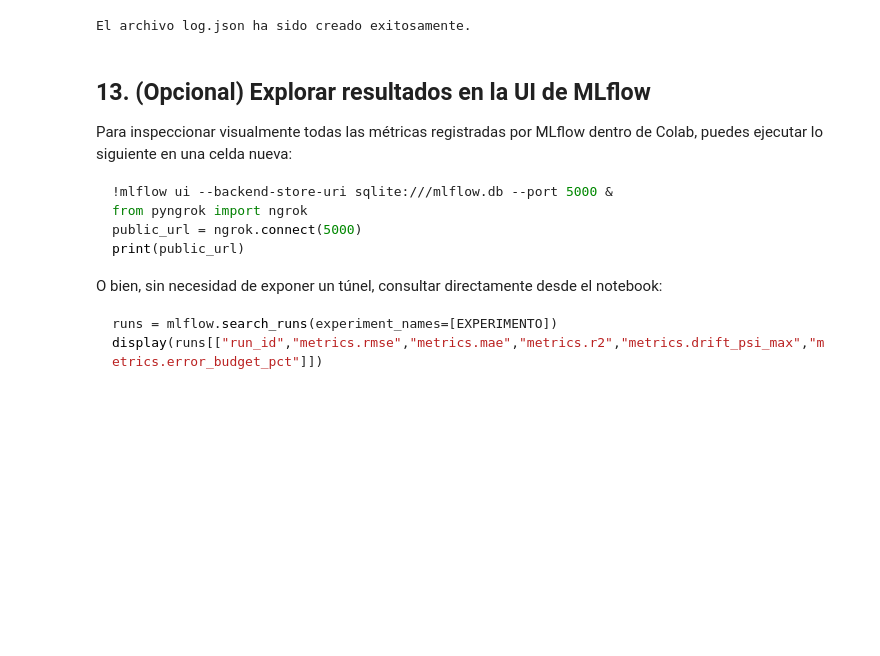
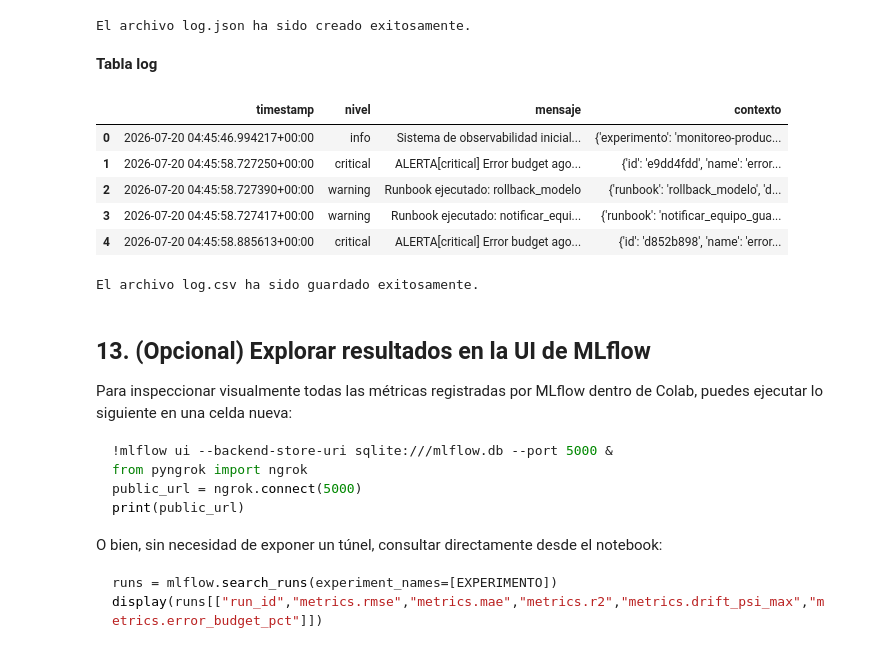
Before and after one commit to PonchitoSalcedo/GPIA_Actividad_8, a Jupyter notebook: GPIA_ACT8_monitoreo_produccion_ml.ipynb, the cells around one changed output. Cells and saved outputs as stored; diff of their text form; code cells hidden in the pictures; blank space fills up the shorter version.

```diff
--- a/GPIA_ACT8_monitoreo_produccion_ml.ipynb
+++ b/GPIA_ACT8_monitoreo_produccion_ml.ipynb
@@ -609,6 +607,23 @@ with open('log.json', 'w', encoding='utf-8') as f:
 print('El archivo log.json ha sido creado exitosamente.')
 # %% [output]
 El archivo log.json ha sido creado exitosamente.
+# %% [markdown]
+**Tabla log**
+# %%
+df_logs_from_file = pd.read_json('log.json')
+display(df_logs_from_file.head())
+# %% [output]
+|  | timestamp | nivel | mensaje | contexto |
+| 0 | 2026-07-20 04:45:46.994217+00:00 | info | Sistema de observabilidad inicial... | {'experimento': 'monitoreo-produc... |
+| 1 | 2026-07-20 04:45:58.727250+00:00 | critical | ALERTA[critical] Error budget ago... | {'id': 'e9dd4fdd', 'name': 'error... |
+| 2 | 2026-07-20 04:45:58.727390+00:00 | warning | Runbook ejecutado: rollback_modelo | {'runbook': 'rollback_modelo', 'd... |
+| 3 | 2026-07-20 04:45:58.727417+00:00 | warning | Runbook ejecutado: notificar_equi... | {'runbook': 'notificar_equipo_gua... |
+| 4 | 2026-07-20 04:45:58.885613+00:00 | critical | ALERTA[critical] Error budget ago... | {'id': 'd852b898', 'name': 'error... |
+# %%
+df_logs_from_file.to_csv('log.csv', index=False)
+print('El archivo log.csv ha sido guardado exitosamente.')
+# %% [output]
+El archivo log.csv ha sido guardado exitosamente.
 # %% [markdown]
 ## 13. (Opcional) Explorar resultados en la UI de MLflow
 
```
Also changed, not shown: parts of 10 cells of this notebook.
